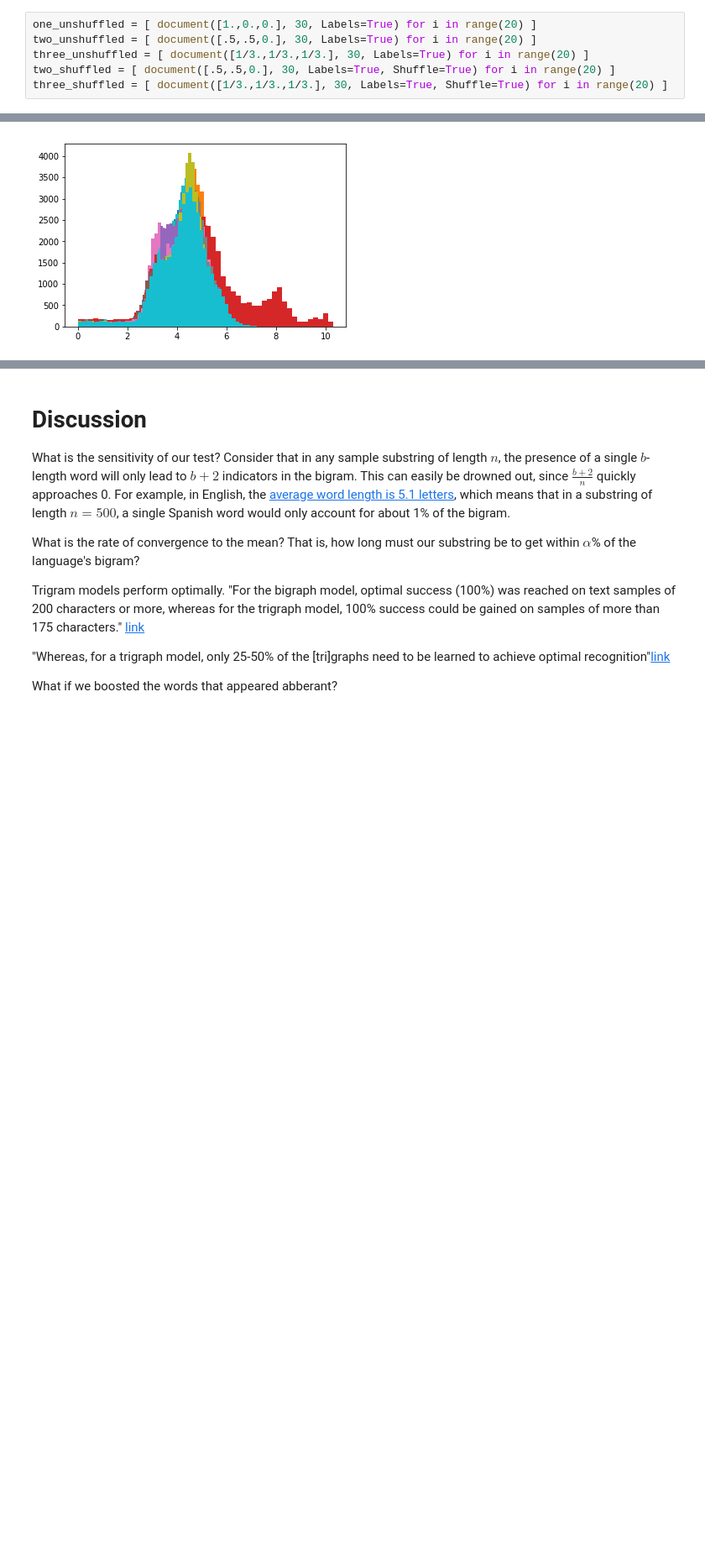
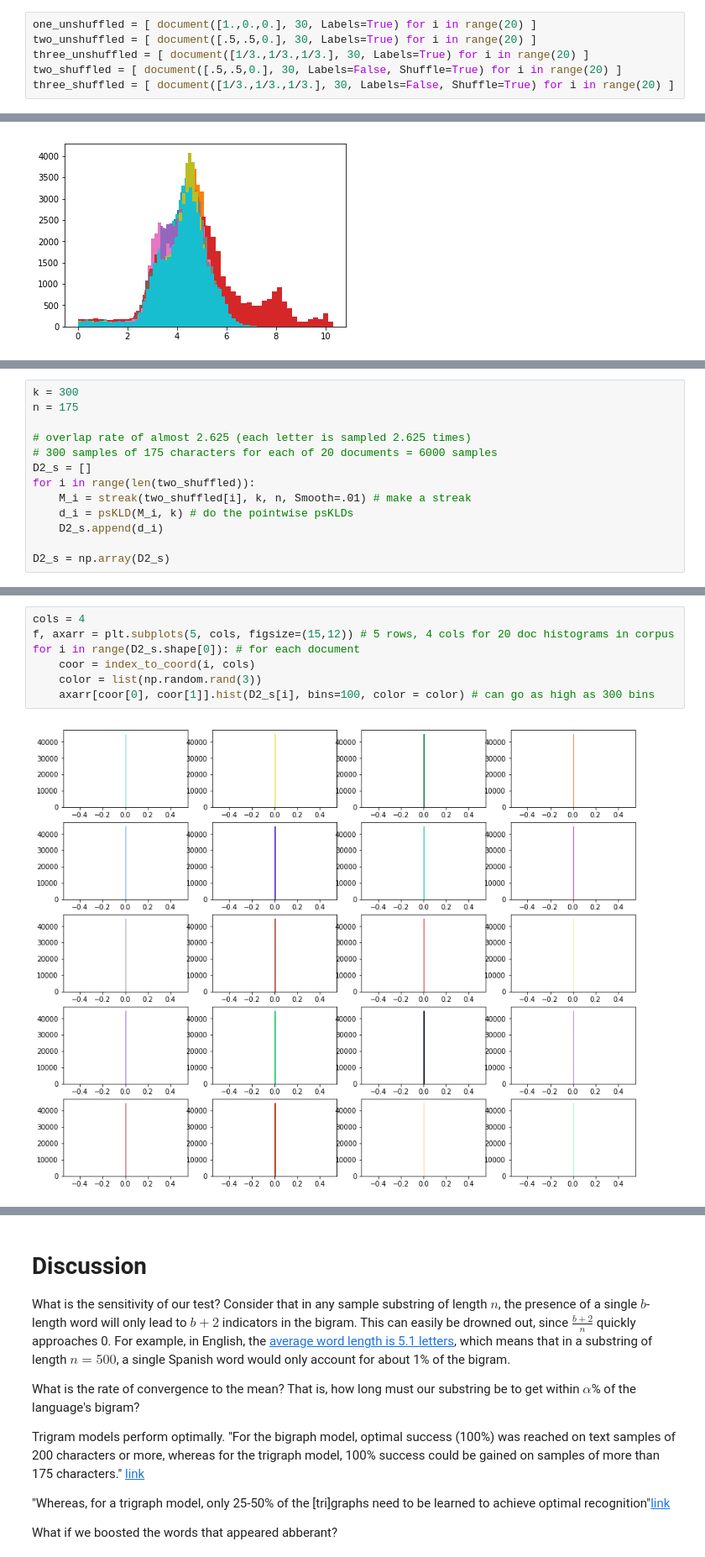
Before and after one commit to bkitano/voynich, a Jupyter notebook: Voynich Language Analysis.ipynb, the cells around one changed output, grey strips where cells are left out. Shown at 84% size. Drawn from its saved outputs; the diff is of its cells as text; blank space fills up the shorter version.

Commit message:
shuffled docs

```diff
--- a/Voynich Language Analysis.ipynb
+++ b/Voynich Language Analysis.ipynb
@@ -741,8 +747,8 @@ To implement psKLD, we'll need to build a function which takes in a streak chart
 one_unshuffled = [ document([1.,0.,0.], 30, Labels=True) for i in range(20) ]
 two_unshuffled = [ document([.5,.5,0.], 30, Labels=True) for i in range(20) ]
 three_unshuffled = [ document([1/3.,1/3.,1/3.], 30, Labels=True) for i in range(20) ]
-two_shuffled = [ document([.5,.5,0.], 30, Labels=True, Shuffle=True) for i in range(20) ]
-three_shuffled = [ document([1/3.,1/3.,1/3.], 30, Labels=True, Shuffle=True) for i in range(20) ]
+two_shuffled = [ document([.5,.5,0.], 30, Labels=False, Shuffle=True) for i in range(20) ]
+three_shuffled = [ document([1/3.,1/3.,1/3.], 30, Labels=False, Shuffle=True) for i in range(20) ]
 # %% [markdown]
 We'll need to build a tool to measure the psKLD given a streak graph. The formula for psKLD is given by
 $$
@@ -917,0 +948,13 @@ There are a few things we can eek out of these larger documents. First and forem
+# %%
+k = 300
+n = 175
+
+# overlap rate of almost 2.625 (each letter is sampled 2.625 times)
+# 300 samples of 175 characters for each of 20 documents = 6000 samples
+D2_s = []
+for i in range(len(two_shuffled)):
+    M_i = streak(two_shuffled[i], k, n, Smooth=.01) # make a streak
+    d_i = psKLD(M_i, k) # do the pointwise psKLDs
+    D2_s.append(d_i)
+
+D2_s = np.array(D2_s)
@@ -917,0 +971,9 @@ There are a few things we can eek out of these larger documents. First and forem
+# %%
+cols = 4
+f, axarr = plt.subplots(5, cols, figsize=(15,12)) # 5 rows, 4 cols for 20 doc histograms in corpus
+for i in range(D2_s.shape[0]): # for each document
+    coor = index_to_coord(i, cols)
+    color = list(np.random.rand(3))
+    axarr[coor[0], coor[1]].hist(D2_s[i], bins=100, color = color) # can go as high as 300 bins
+# %% [output]
+[figure, added]
```
Also changed, not shown: parts of 21 cells of this notebook.
